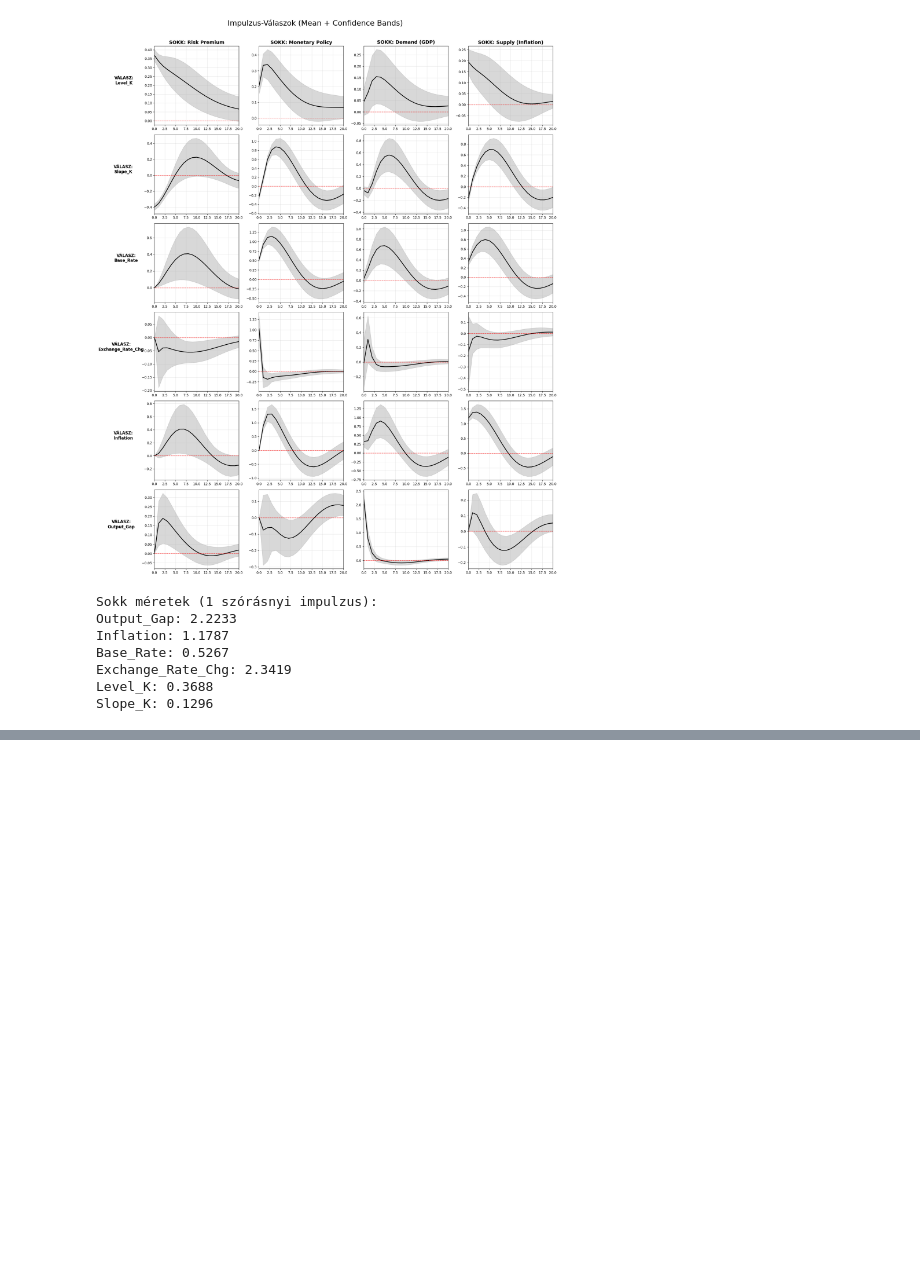
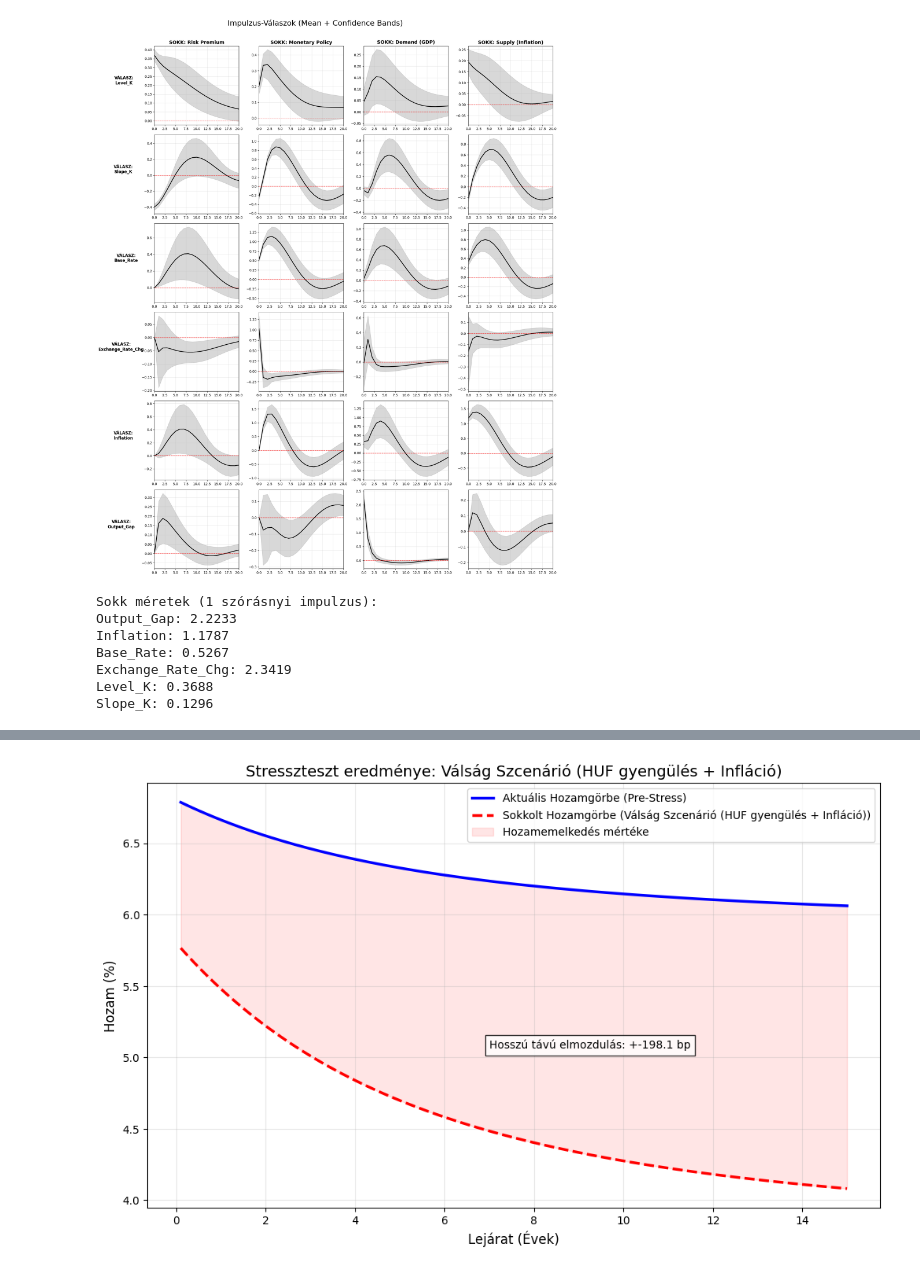
Before and after one commit to KraBence/Project_lab_NS_model, a Jupyter notebook: NS_model_implementation.ipynb, the cells around one changed output, grey strips where cells are left out. Drawn from its saved outputs; the diff is of its cells as text; code cells hidden in the pictures; blank space fills up the shorter version.

```diff
--- a/NS_model_implementation.ipynb
+++ b/NS_model_implementation.ipynb
@@ -708,0 +911,57 @@ Slope_K: 0.1296
+# %%
+def plot_yield_curve_stress_test(res_kf, maturities_years, shock_vector, scenario_name="Kockázati Prémium Sokk"):
+    """
+    Kirajzolja az eredeti és a sokkolt hozamgörbe közötti különbséget.
+    """
+    # 1. Aktuális (utolsó ismert) faktorok kinyerése a Kálmán-szűrőből
+    current_factors = res_kf.smoothed_state[:, -1]
+
+    # 2. Sokkolt faktorok kiszámítása
+    # A shock_vector tartalmazza a Level és Slope elmozdulását
+    shocked_factors = current_factors.copy()
+    shocked_factors[0] += shock_vector[0] # Level elmozdulás
+    shocked_factors[1] += shock_vector[1] # Slope elmozdulás
+    if len(current_factors) > 6: # Ha van Curvature
+        shocked_factors[2] += shock_vector[2]
+
+    # 3. Teljes görbe generálása (0-tól 15 évig, sűrű felbontással)
+    plot_maturities = np.linspace(0.1, 15, 100)
+    lmb = res_kf.params[-1] # A becsült lambda
+
+    def get_ns_curve(factors, tau, lam):
+        level, slope = factors[0], factors[1]
+        s_loading = (1 - np.exp(-lam * tau)) / (lam * tau)
+        yields = level + slope * s_loading
+        if len(factors) > 6: # Curvature hozzáadása ha van
+            c_loading = s_loading - np.exp(-lam * tau)
+            yields += factors[2] * c_loading
+        return yields
+
+    curve_pre = get_ns_curve(current_factors, plot_maturities, lmb)
+    curve_post = get_ns_curve(shocked_factors, plot_maturities, lmb)
+
+    # 4. Ábrázolás
+    plt.figure(figsize=(12, 7))
+    plt.plot(plot_maturities, curve_pre, label='Aktuális Hozamgörbe (Pre-Stress)', color='blue', linewidth=2.5)
+    plt.plot(plot_maturities, curve_post, label=f'Sokkolt Hozamgörbe ({scenario_name})', color='red', linestyle='--', linewidth=2.5)
+
+    # Kitöltés a két görbe között a vizuális hatás kedvéért
+    plt.fill_between(plot_maturities, curve_pre, curve_post, color='red', alpha=0.1, label='Hozamemelkedés mértéke')
+
+    plt.title(f'Stresszteszt eredménye: {scenario_name}', fontsize=14)
+    plt.xlabel('Lejárat (Évek)', fontsize=12)
+    plt.ylabel('Hozam (%)', fontsize=12)
+    plt.grid(True, alpha=0.3)
+    plt.legend()
+
+    # Szöveges összefoglaló az ábrán
+    shift_long = curve_post[-1] - curve_pre[-1]
+    plt.text(7, curve_pre[-1]-1, f"Hosszú távú elmozdulás: +{shift_long*100:.1f} bp",
+             bbox=dict(facecolor='white', alpha=0.8), fontsize=10)
+
+    plt.show()
+
+# Futtatás az előzőleg kiszámolt crisis_shock-al
+plot_yield_curve_stress_test(res_kf, maturities_years, crisis_shock, scenario_name="Válság Szcenárió (HUF gyengülés + Infláció)")
+# %% [output]
+[figure, added]
```
Also changed, not shown: parts of 8 cells of this notebook.
